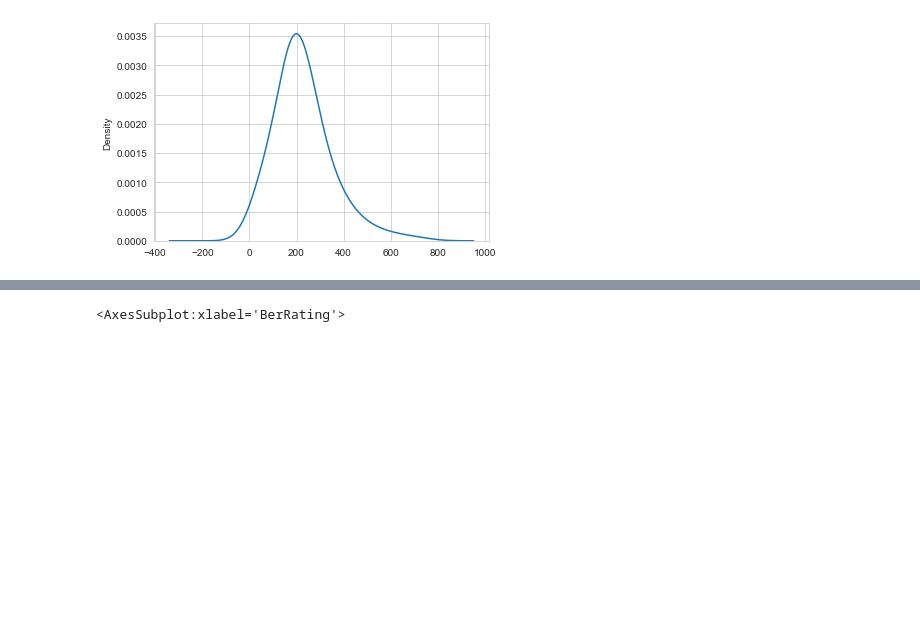
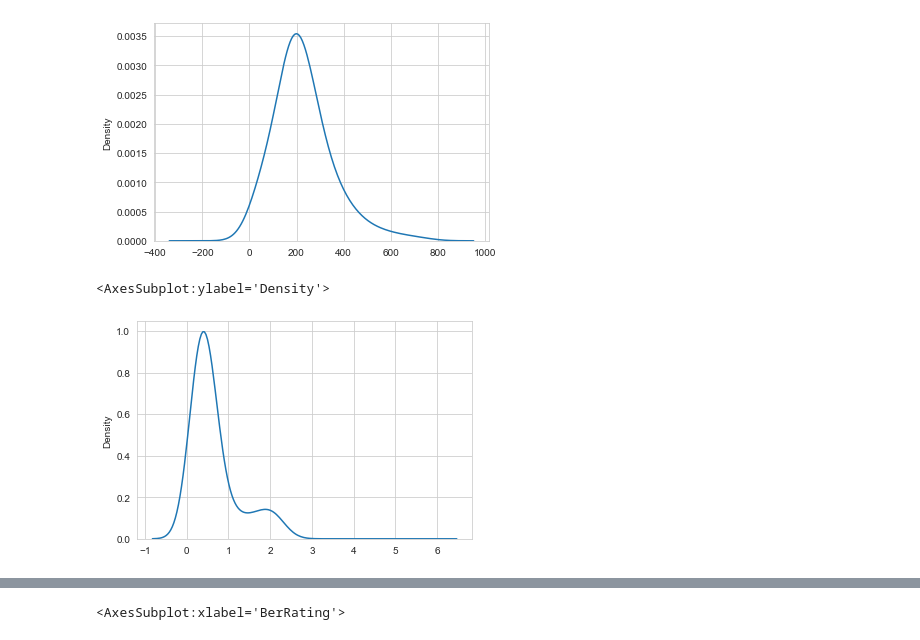
Before and after one commit to codefromjames/eire.energy, a Jupyter notebook: Building Energy Rating Prediction.ipynb, the cells around one changed output, grey strips where cells are left out. Drawn from its saved outputs; the diff is of its cells as text; code cells hidden in the pictures; blank space fills up the shorter version.

```diff
--- a/Building Energy Rating Prediction.ipynb
+++ b/Building Energy Rating Prediction.ipynb
@@ -237,7 +245,8 @@ ber = df[['index', 'CountyName',
 #'SecondWallType_Description', 'SecondWallDescription',
 #'SecondWallArea',
 #'SecondWallUValue',
-#'SecondWallIsSemiExposed', 'SecondWallAgeBandId',
+'SecondWallIsSemiExposed',
+# 'SecondWallAgeBandId',
 #'SecondWallTypeId',
 # 'ThirdWallType_Description',
 #'ThirdWallDescription', 'ThirdWallArea',
@@ -324,3 +333,10 @@ sns.kdeplot(np.array(berNormal['BerRating']), bw=0.5)
 # %% [output]
 <AxesSubplot:ylabel='Density'>
 [figure]
+# %%
+sns.kdeplot(np.array(berNormal['UValueWall']),
+#log_scale=True,
+bw=0.5)
+# %% [output]
+<AxesSubplot:ylabel='Density'>
+[figure, added]
```
Also changed, not shown: parts of 18 cells of this notebook.
